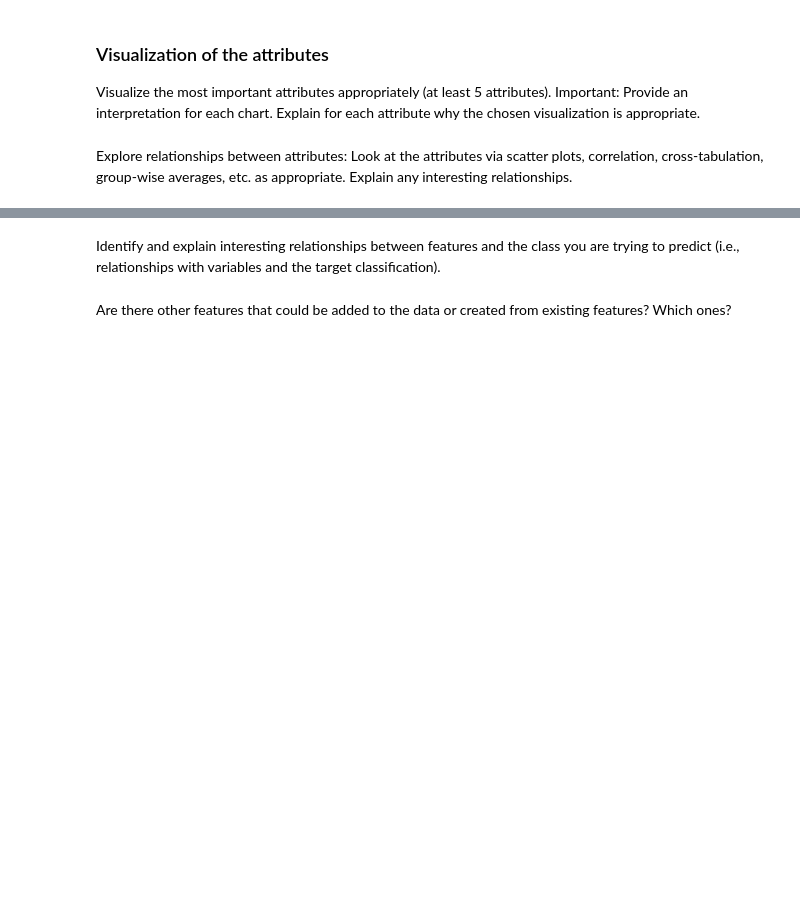
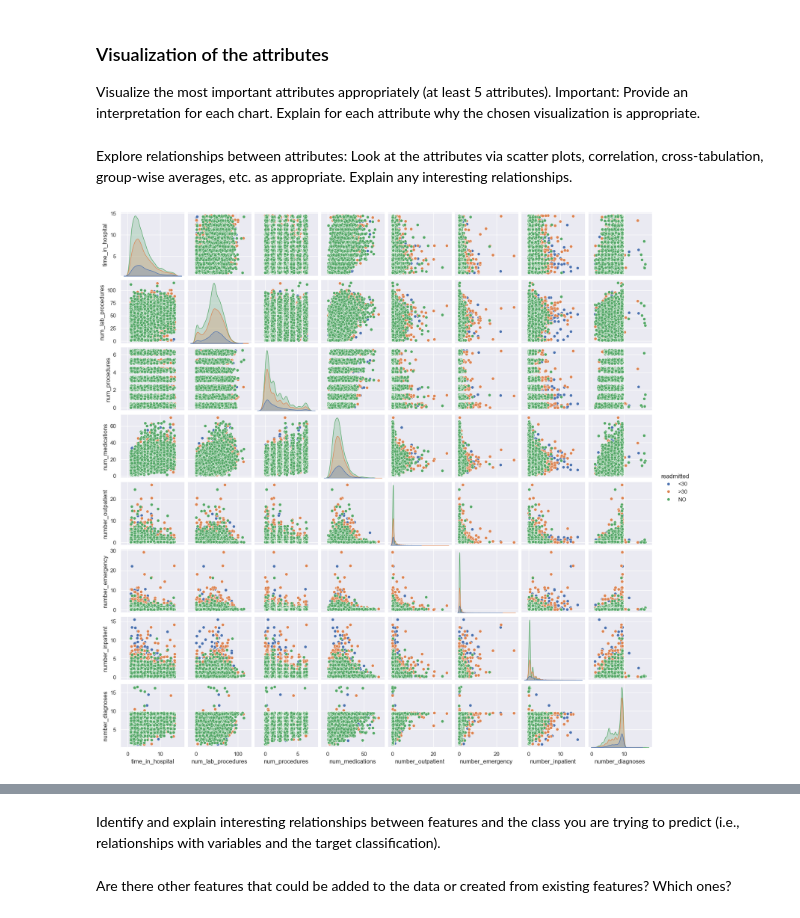
Before and after one commit to kdhenderson/ML7331_team_project, a Jupyter notebook: LabOne_Diabetes.ipynb, the cells around one changed output, grey strips where cells are left out. Saved outputs shown, nothing was run; the diff lists cells and outputs as text; code cells hidden in the pictures; blank space fills up the shorter version.

Commit message:
Updated LabOne notebook with some outlier descriptions and visualizations.

```diff
--- a/LabOne_Diabetes.ipynb
+++ b/LabOne_Diabetes.ipynb
@@ -392,8 +393,7 @@ memory usage: 37.3+ MB
 None
 # %%
 # Convert categorical variables `admission_type_id`, `discharge_disposition_id`, `admission_source_id` from integer to object datatype
-df_clean['admission_type_id'] = df_clean['admission_type_id'].astype(object)
-df_clean['discharge_disposition_id'] = df_clean['discharge_disposition_id'].astype(object)
-df_clean['admission_source_id'] = df_clean['admission_source_id'].astype(object)
+categoricalInt_cols = ['admission_type_id', 'discharge_disposition_id', 'admission_source_id']
+df_clean[categoricalInt_cols] = df_clean[categoricalInt_cols].astype('category')
 df_clean[['admission_type_id', 'discharge_disposition_id', 'admission_source_id']].dtypes
 # %% [output]
@@ -547,7 +550,34 @@ outliers_summary_df
 Visualize the most important attributes appropriately (at least 5 attributes).
 Important: Provide an interpretation for each chart. Explain for each attribute why the
 chosen visualization is appropriate.
-# %% [markdown]
-Explore relationships between attributes: Look at the attributes via scatter
-plots, correlation, cross-tabulation, group-wise averages, etc. as appropriate. Explain
-any interesting relationships.
+# %% [markdown]
+Explore relationships between attributes: Look at the attributes via scatter
+plots, correlation, cross-tabulation, group-wise averages, etc. as appropriate. Explain
+any interesting relationships.
+# %%
+# Scatter plot matrix of the numeric variables
+
+# Sample 10% of the 100K record dataset
+sample_size = int(0.1 * len(df_clean))
+
+# Perform stratified sampling  to ensure all 'readmitted' classes are represented and reset the index
+df_sampled = (
+    df_clean.groupby('readmitted', group_keys=False)
+    .apply(lambda x: x.sample(frac=0.1))
+    .reset_index(drop=True)
+)
+
+# Ensure the 'readmitted' column is present explicitly
+df_sampled = df_sampled.loc[:, df_clean.columns]
+
+# Add jitter to numeric variables
+df_sampled_jittered = df_sampled.copy()
+numeric_cols = df_sampled.select_dtypes(include=['int64']).columns
+
+df_sampled_jittered[numeric_cols] = df_sampled_jittered[numeric_cols].values + \
+    np.random.rand(len(df_sampled_jittered), len(numeric_cols)) / 2
+
+# Create the pairplot
+sns.pairplot(df_sampled_jittered, hue="readmitted", height=2);
+# %% [output]
+[figure, added]
```
Also changed, not shown: parts of 5 cells of this notebook.
